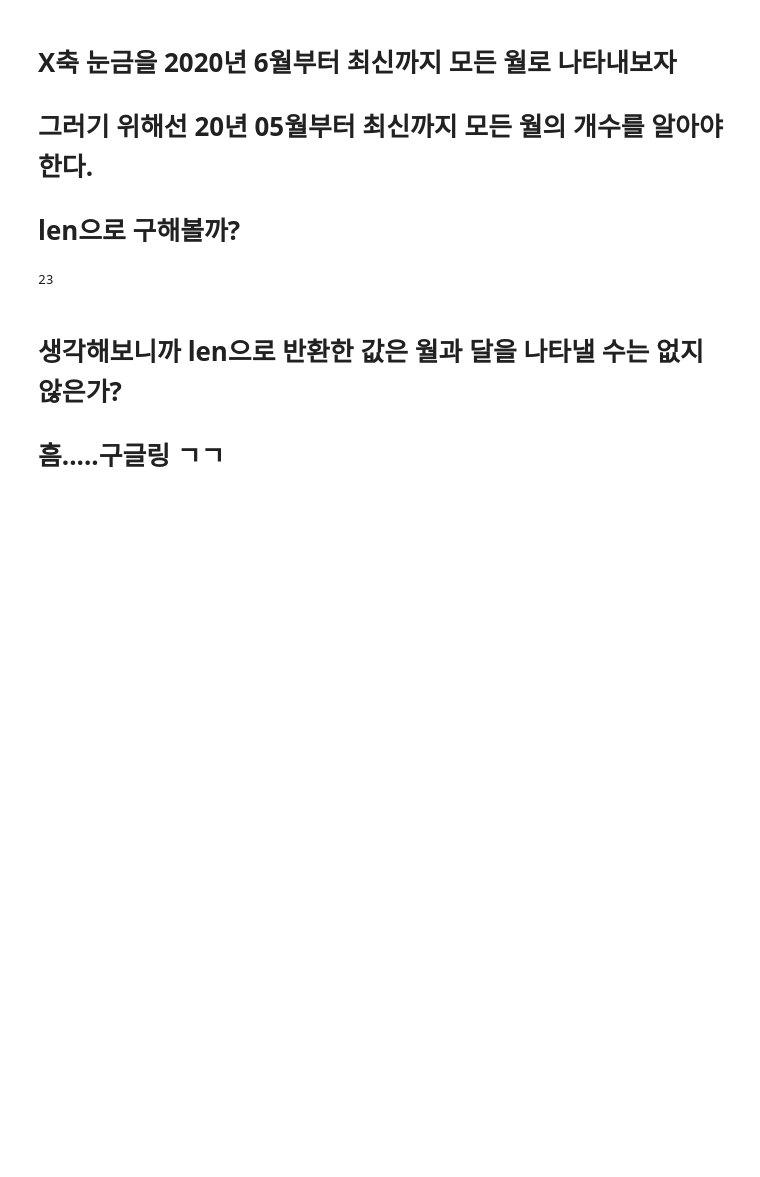
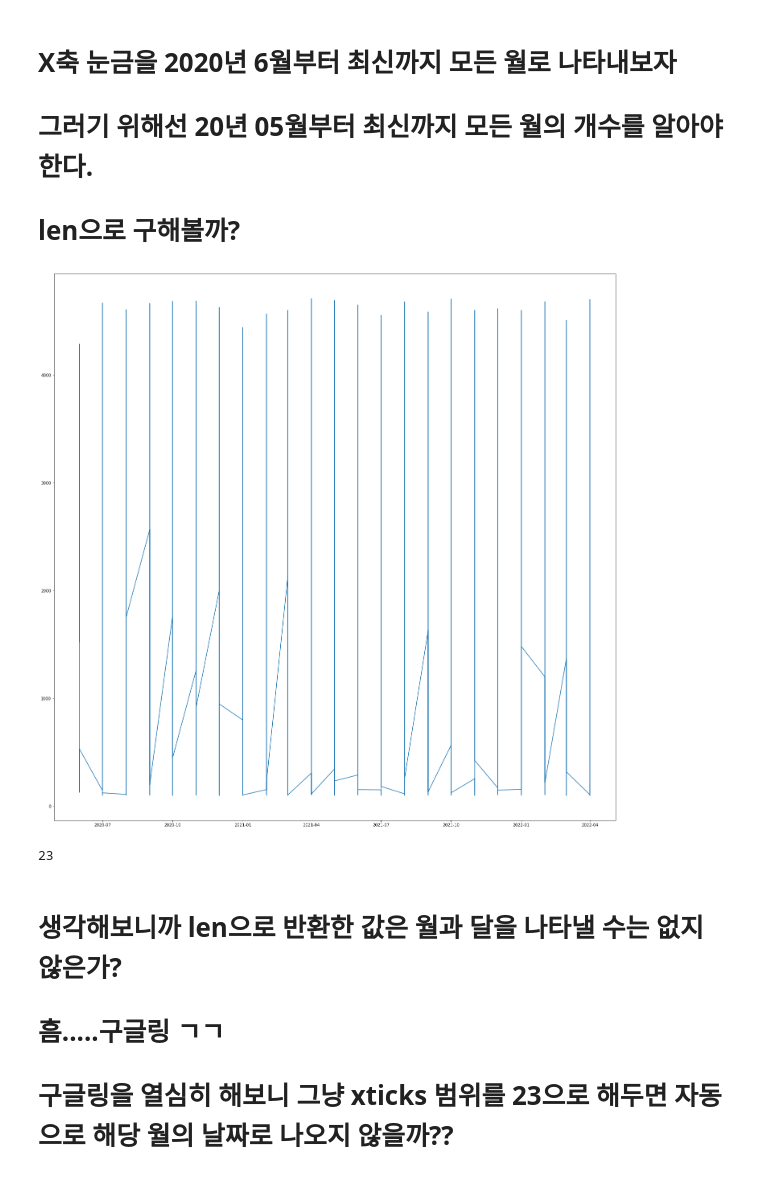
Before and after one commit to 05KBS23/CNU_Daily_study, a Jupyter notebook: python-basic/programmers/week5/EDA_Project2.ipynb, the cells around one changed output. Saved outputs shown, nothing was run; the diff lists cells and outputs as text; code cells hidden in the pictures; blank space fills up the shorter version.

```diff
--- a/python-basic/programmers/week5/EDA_Project2.ipynb
+++ b/python-basic/programmers/week5/EDA_Project2.ipynb
@@ -346,10 +347,19 @@ plt.show()
 # 그러기 위해선 20년 05월부터 최신까지 모든 월의 개수를 알아야한다.
 # len으로 구해볼까?
 # %%
-# df_times_clean.plot(x="이용년월", y="지수_이용건수")
-# plt.show()
+plt.figure(figsize = (25,25))
+
+x = df_times_clean["이용년월"]
+y = df_times_clean["지수_이용건수"]
+
+plt.plot(x , y)
+
+plt.show()
+
 # plt.xticks(np.arange(len))
 #
+# %% [output]
+[figure, added]
 # %%
 len(df_times_clean["이용년월"].unique())
 # %% [output]
@@ -357,3 +367,4 @@ len(df_times_clean["이용년월"].unique())
 # %% [markdown]
 # 생각해보니까 len으로 반환한 값은 월과 달을 나타낼 수는 없지 않은가?
 # 흠.....구글링 ㄱㄱ
+# 구글링을 열심히 해보니 그냥 xticks 범위를 23으로 해두면 자동으로 해당 월의 날짜로 나오지 않을까??
```
Also changed, not shown: parts of 17 cells of this notebook.
